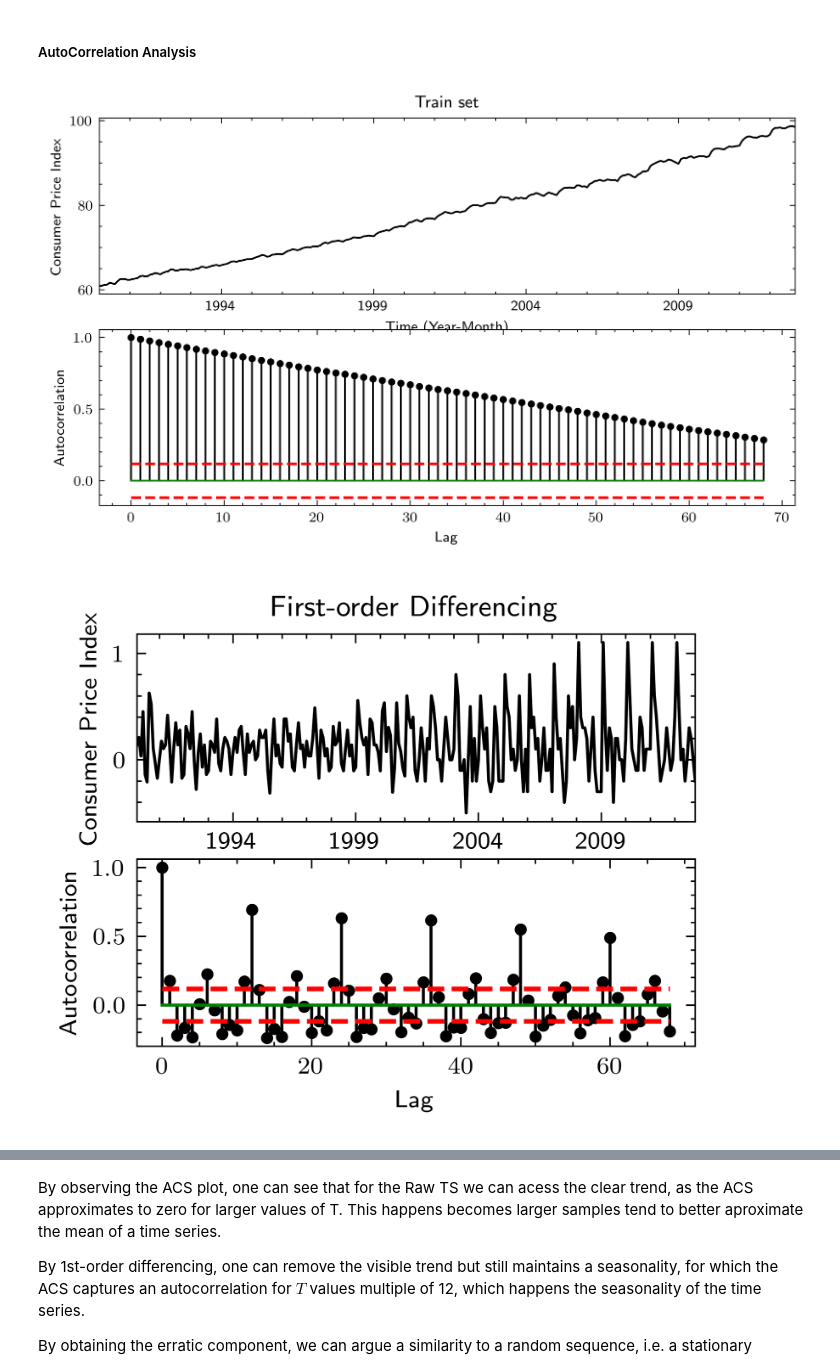
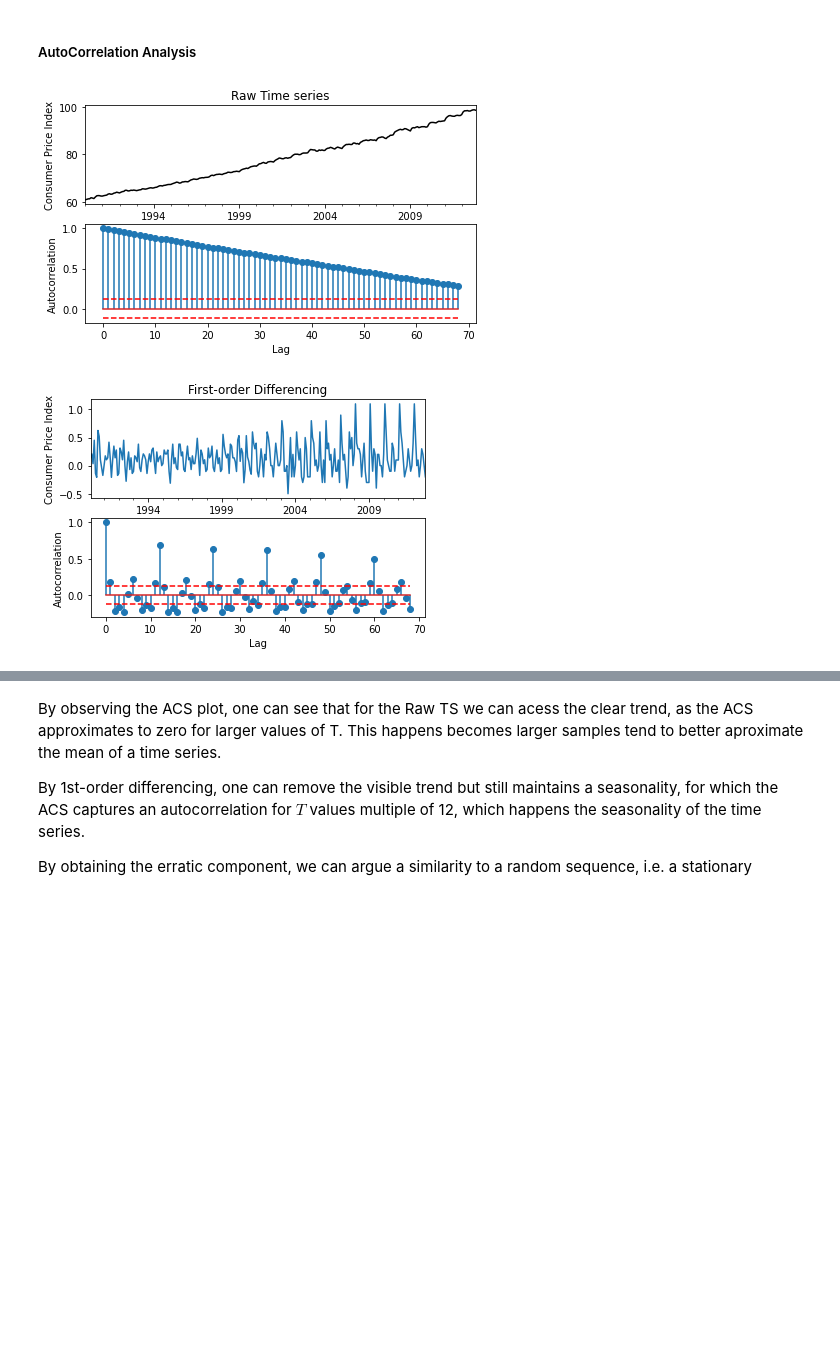
Before and after one commit to pncps99/astp2022, a Jupyter notebook: code.ipynb, the cells around one changed output, grey strips where cells are left out. Drawn from its saved outputs; the diff is of its cells as text; code cells hidden in the pictures; blank space fills up the shorter version.

```diff
--- a/code.ipynb
+++ b/code.ipynb
@@ -490,58 +520,58 @@ def meanvarWtime(timeseries,W=6):
     vals=vals[0:int(Nwin*W)]
     mvals=vals.reshape((Nwin,W))
     return {'mu':np.mean(mvals,axis=1),'var':np.var(mvals,axis=1)}
 
 def plot_acs(ts, ax, name):
     N = ts.size
     corr = correlogram(ts, maxT=int(N/4))
     corr.name = name
     ax.stem(corr.index,corr['ACS'])
     ax.plot(corr.index,corr['upsig'], linestyle='--', color='r', linewidth=1.5)
     ax.plot(corr.index,corr['dnsig'], linestyle='--', color='r', linewidth=1.5)
     ax.set_xlabel("Lag")
     ax.set_ylabel("Autocorrelation")
 
 # Plot ACS for Raw TS
 
-with plt.style.context(['science','ieee']):
+#with plt.style.context(['science','ieee']):
 
-    plt.rcParams.update({
-        'lines.markersize': 3
-    })
+    # plt.rcParams.update({
+    #     'lines.markersize': 3
+    # })
 
-    fig, (ax1, ax2) = plt.subplots(2,1, figsize=(7,4))
+fig, (ax1, ax2) = plt.subplots(2,1, figsize=(7,4))
 
-    ts_train.plot(ax=ax1, color='k')
-    ax1.set_title(ts_train.name)
-    ax1.set_ylabel('Consumer Price Index')
-    ax1.set_xlabel('Time (Year-Month)')
+ts_train.plot(ax=ax1, color='k')
+ax1.set_title(ts_train.name)
+ax1.set_ylabel('Consumer Price Index')
+ax1.set_xlabel('Time (Year-Month)')
 
-    plot_acs(ts_train,ax2,'ACS')
+plot_acs(ts_train,ax2,'ACS')
 
-    plt.savefig('figs/acs_raw.pdf')
+#plt.savefig('figs/acs_raw.pdf')
 
-    # Plot ACS for 1st-order diff
+# Plot ACS for 1st-order diff
 
-    fig, (ax1, ax2) = plt.subplots(2,1)
+fig, (ax1, ax2) = plt.subplots(2,1)
 
-    ts_diff_1.plot(ax=ax1)
-    ax1.set_title(ts_diff_1.name)
-    ax1.set_xlabel('Time (Year-Month)')
-    ax1.set_ylabel('Consumer Price Index')
+ts_diff_1.plot(ax=ax1)
+ax1.set_title(ts_diff_1.name)
+ax1.set_xlabel('Time (Year-Month)')
+ax1.set_ylabel('Consumer Price Index')
 
-    plot_acs(ts_diff_1,ax2,'ACS')
+plot_acs(ts_diff_1,ax2,'ACS')
 
-    plt.savefig('figs/acs_first.pdf')
+#plt.savefig('figs/acs_first.pdf')
 
-    fig, (ax1, ax2) = plt.subplots(2,1)
+fig, (ax1, ax2) = plt.subplots(2,1)
 
-    ts_diff_2.plot(ax=ax1)
-    ax1.set_title(ts_diff_2.name)
-    ax1.set_ylabel('Consumer Price Index')
-    ax1.set_xlabel('Time (Year-Month)')
+ts_diff_2.plot(ax=ax1)
+ax1.set_title(ts_diff_2.name)
+ax1.set_ylabel('Consumer Price Index')
+ax1.set_xlabel('Time (Year-Month)')
 
-    plot_acs(ts_diff_2,ax2,'ACS')
-    plt.savefig('figs/acs_seasonal.pdf')
+plot_acs(ts_diff_2,ax2,'ACS')
+#plt.savefig('figs/acs_seasonal.pdf')
 # %% [output]
-[figure, old version]
+[figure, new version]
-[figure, old version]
+[figure, new version]
```
Also changed, not shown: parts of 13 cells of this notebook, 4 other files.
